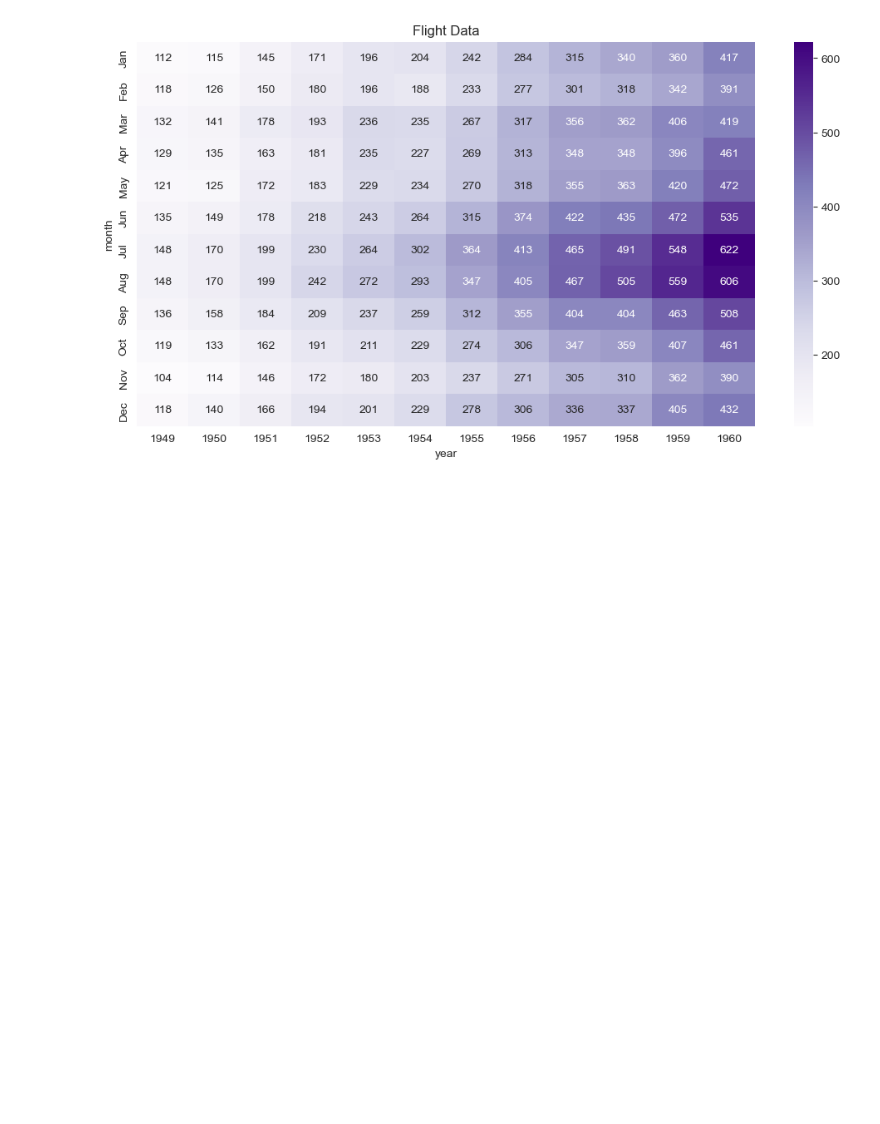
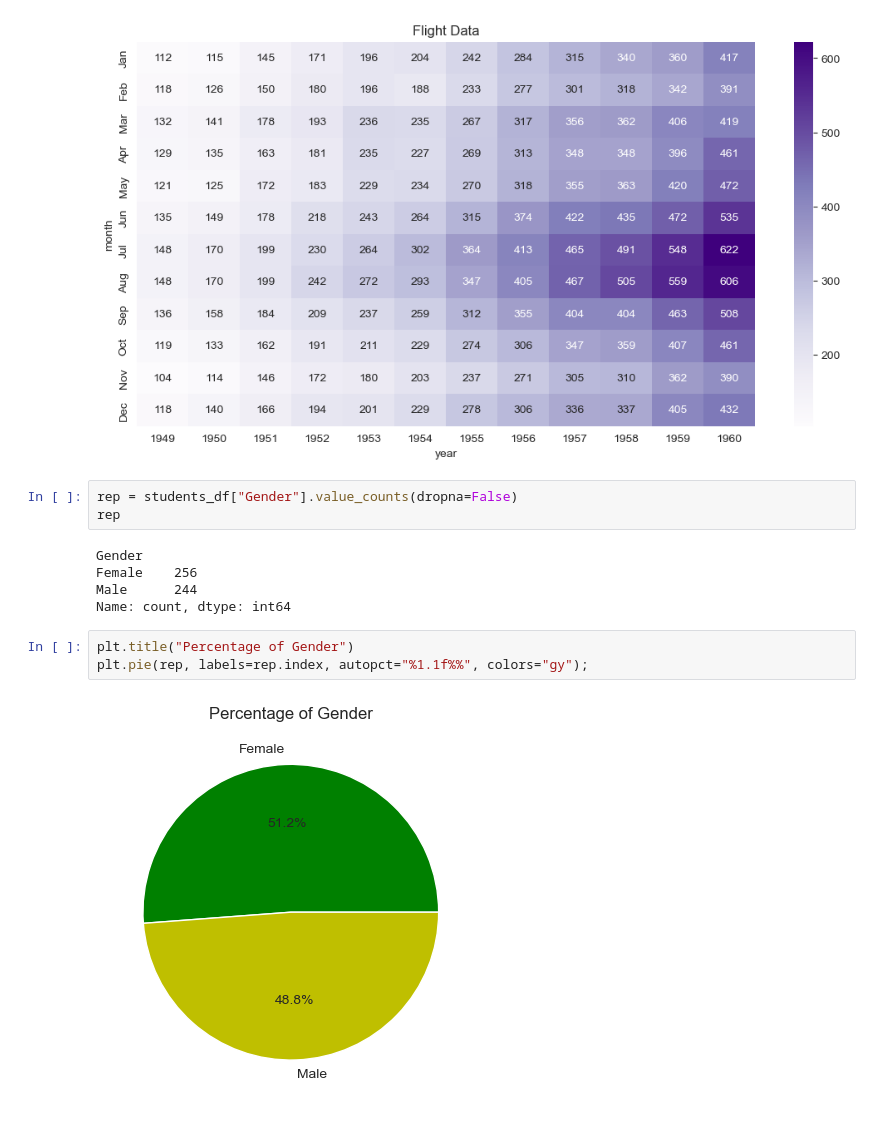
Before and after one commit to Zic-09/Data-Analysis, a Jupyter notebook: matplotlibseabornlessons.ipynb, the cells around one changed output. Drawn from its saved outputs; the diff is of its cells as text; blank space fills up the shorter version.

```diff
--- a/matplotlibseabornlessons.ipynb
+++ b/matplotlibseabornlessons.ipynb
@@ -467,3 +467,16 @@ plt.title("Flight Data")
 sns.heatmap(flight_df, fmt="d", annot=True, cmap="Purples");
 # %% [output]
 [figure]
+# %%
+rep = students_df["Gender"].value_counts(dropna=False)
+rep
+# %% [output]
+Gender
+Female    256
+Male      244
+Name: count, dtype: int64
+# %%
+plt.title("Percentage of Gender")
+plt.pie(rep, labels=rep.index, autopct="%1.1f%%", colors="gy");
+# %% [output]
+[figure, added]
```
Also changed, not shown: parts of 3 cells of this notebook, 4 other files.
